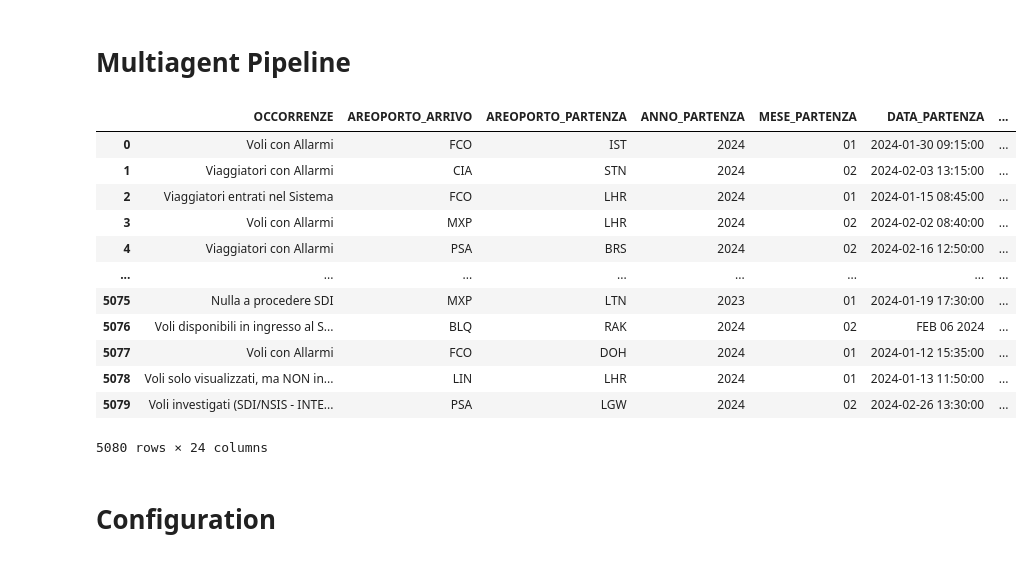
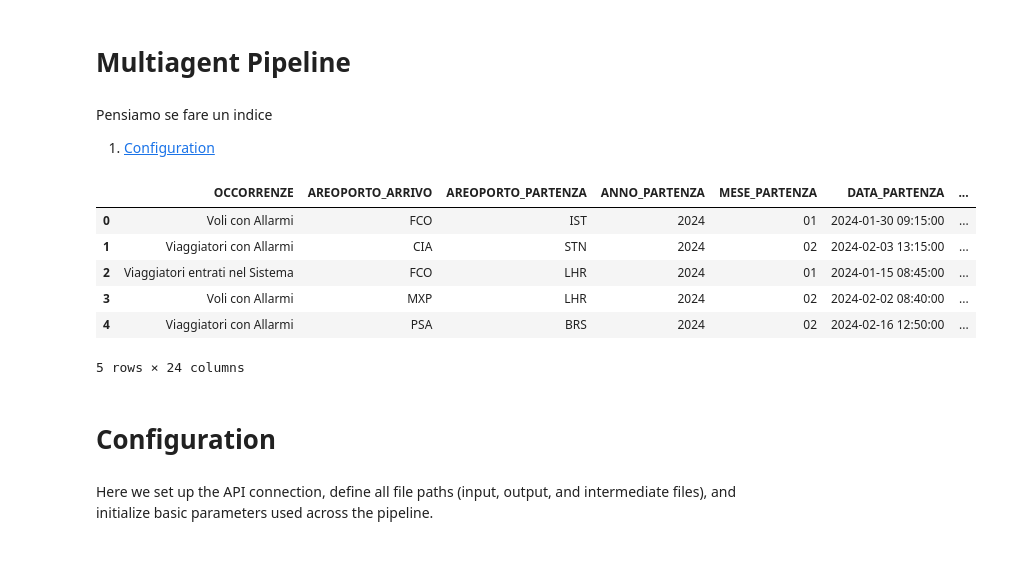
Before and after one commit to stefanotractor/FBI-Agents-817541, a Jupyter notebook: main_agents_fixed_v2.ipynb, the cells around one changed output. Saved outputs shown, nothing was run; the diff lists cells and outputs as text; code cells hidden in the pictures.

```diff
--- a/main_agents_fixed_v2.ipynb
+++ b/main_agents_fixed_v2.ipynb
@@ -5,0 +3,3 @@
+# %% [markdown]
+Pensiamo se fare un indice
+1. [Configuration](#configuration)
@@ -6,21 +22,17 @@
 # %%
-import pandas as pd
+# Load Dataset
 df = pd.read_csv('data/raw/ALLARMI.csv')
-df
+df.head(5)
 # %% [output]
 |  | OCCORRENZE | AREOPORTO_ARRIVO | AREOPORTO_PARTENZA | ANNO_PARTENZA | MESE_PARTENZA | DATA_PARTENZA | ... |
 | 0 | Voli con Allarmi | FCO | IST | 2024 | 01 | 2024-01-30 09:15:00 | ... |
 | 1 | Viaggiatori con Allarmi | CIA | STN | 2024 | 02 | 2024-02-03 13:15:00 | ... |
 | 2 | Viaggiatori entrati nel Sistema | FCO | LHR | 2024 | 01 | 2024-01-15 08:45:00 | ... |
 | 3 | Voli con Allarmi | MXP | LHR | 2024 | 02 | 2024-02-02 08:40:00 | ... |
 | 4 | Viaggiatori con Allarmi | PSA | BRS | 2024 | 02 | 2024-02-16 12:50:00 | ... |
-| ... | ... | ... | ... | ... | ... | ... | ... |
-| 5075 | Nulla a procedere SDI | MXP | LTN | 2023 | 01 | 2024-01-19 17:30:00 | ... |
-| 5076 | Voli disponibili in ingresso al S... | BLQ | RAK | 2024 | 02 | FEB 06 2024 | ... |
-| 5077 | Voli con Allarmi | FCO | DOH | 2024 | 01 | 2024-01-12 15:35:00 | ... |
-| 5078 | Voli solo visualizzati, ma NON in... | LIN | LHR | 2024 | 01 | 2024-01-13 11:50:00 | ... |
-| 5079 | Voli investigati (SDI/NSIS - INTE... | PSA | LGW | 2024 | 02 | 2024-02-26 13:30:00 | ... |
-5080 rows × 24 columns
+5 rows × 24 columns
 # %% [markdown]
 # Configuration
+# %% [markdown]
+Here we set up the API connection, define all file paths (input, output, and intermediate files), and initialize basic parameters used across the pipeline.
 # %%
```
Also changed, not shown: parts of 50 cells of this notebook, 1 other file.
